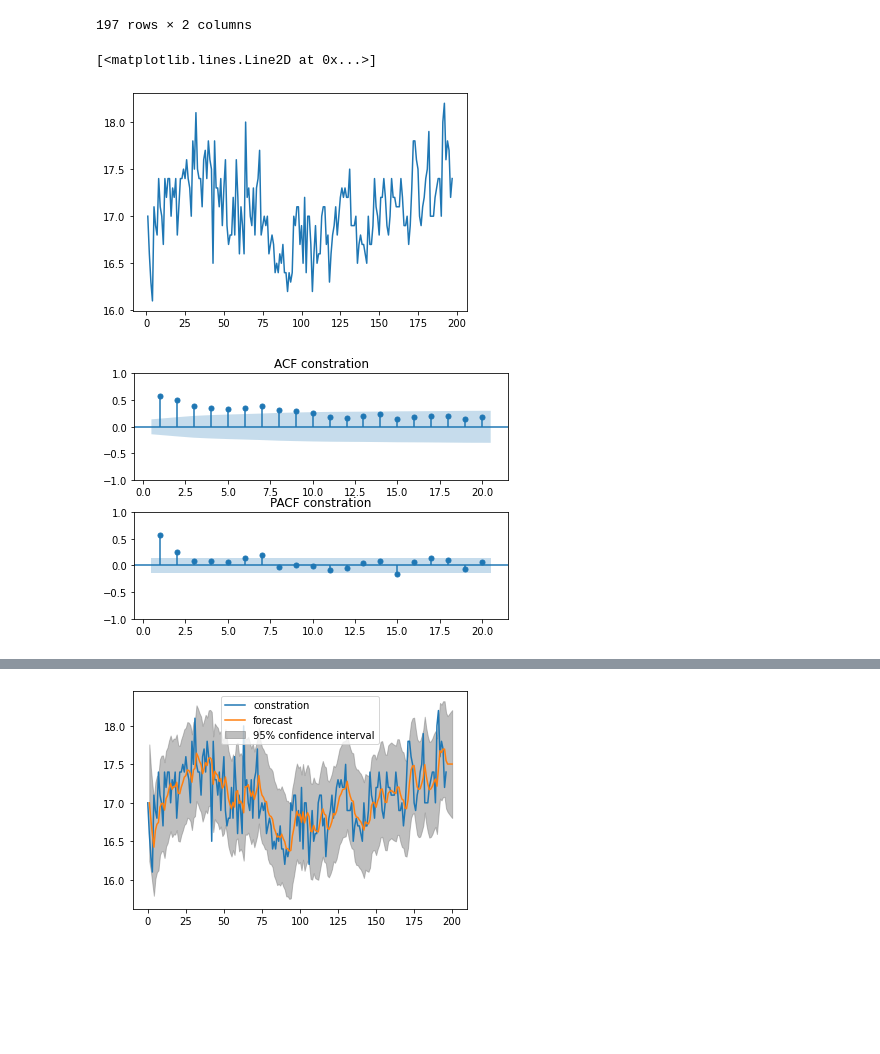
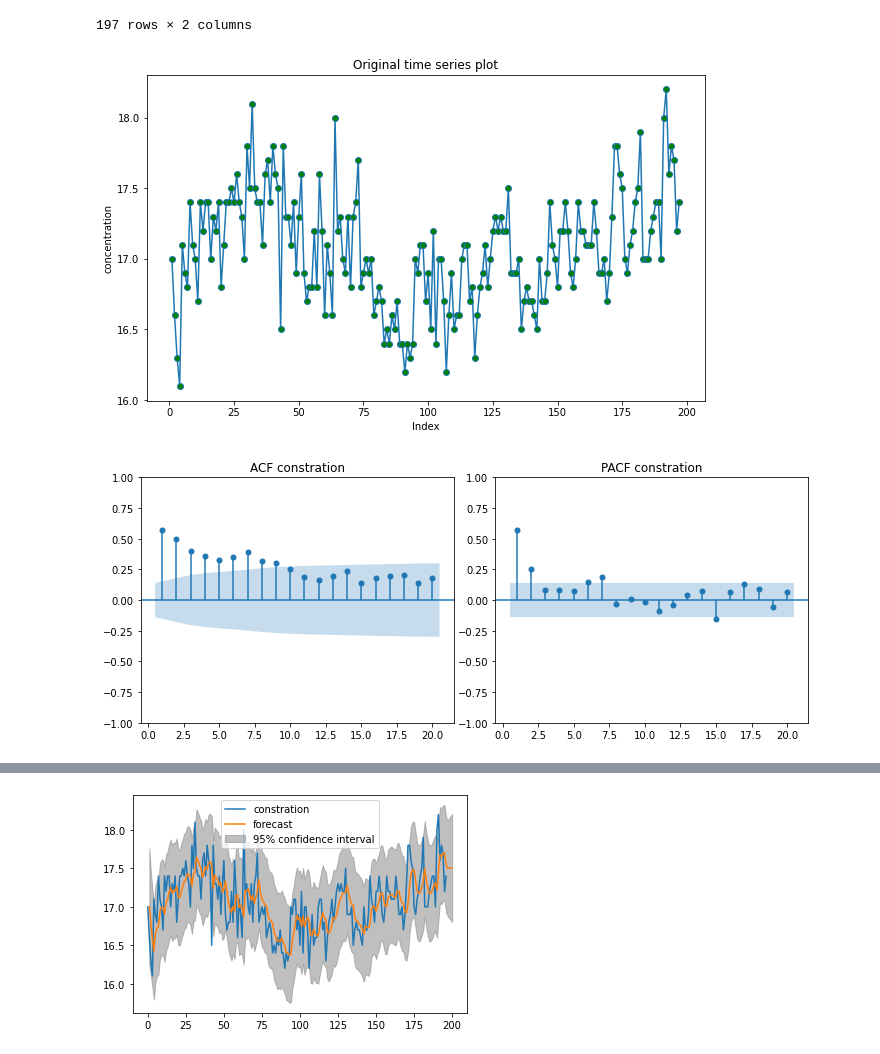
Before and after one commit to bub3690/22-2_TimeSeries, a Jupyter notebook: final_project.ipynb, the cells around one changed output, grey strips where cells are left out. Saved outputs shown, nothing was run; the diff lists cells and outputs as text; code cells hidden in the pictures; blank space fills up the shorter version.

```diff
--- a/final_project.ipynb
+++ b/final_project.ipynb
@@ -33,21 +33,26 @@ data1
 | 196 | 197 | 17.4 |
 197 rows × 2 columns
 # %%
-plt.plot(data1['period'],data1['constration'])
+plt.figure(figsize=(10,6))
+plt.plot(data1['period'],data1['constration'],marker='o',markerfacecolor='green')
+plt.title("Original time series plot")
+plt.xlabel("Index")
+plt.ylabel("concentration")
 # 정상성은 만족하는 것으로 보인다.
 #차분은 진행 x
 #주기성은 없어보인다.
+plt.savefig("./data1_origin_plot.png")
 # %% [output]
-[<matplotlib.lines.Line2D at 0x...>]
-[figure, old version]
+[figure, new version]
 # %%
 # acf, pacf
 import statsmodels.graphics.tsaplots as sgt
 
 ## Close
-fig = plt.figure()
-ax1 = fig.add_subplot(2, 1, 1)
-ax2 = fig.add_subplot(2, 1, 2)
+fig = plt.figure(figsize=(10,4))
+
+ax1 = fig.add_subplot(1, 2, 1)
+ax2 = fig.add_subplot(1, 2, 2)
 fig.tight_layout()
 
 sgt.plot_acf(data1['constration'], lags = 20, zero = False, ax=ax1)
@@ -56,13 +61,12 @@ ax1.set_title("ACF constration")
 
 sgt.plot_pacf(data1['constration'], lags = 20, zero = False, method = ('ols'), ax=ax2)
 ax2.set_title("PACF constration")
-
-plt.show()
-
 #ACF 가 천천히 감소한다. -> 차분을 수행한다.
 
 #PACF : zero after lag 2
+
+plt.savefig("./data1_origin_ACF_PACF.png")
 # %% [output]
-[figure, old version]
+[figure, new version]
 # %%
 data1_diff=data1['constration'].diff() # 판다스의 diff 메소드를 이용해 차분하는 방법
```
Also changed, not shown: parts of 39 cells of this notebook, 13 other files.
